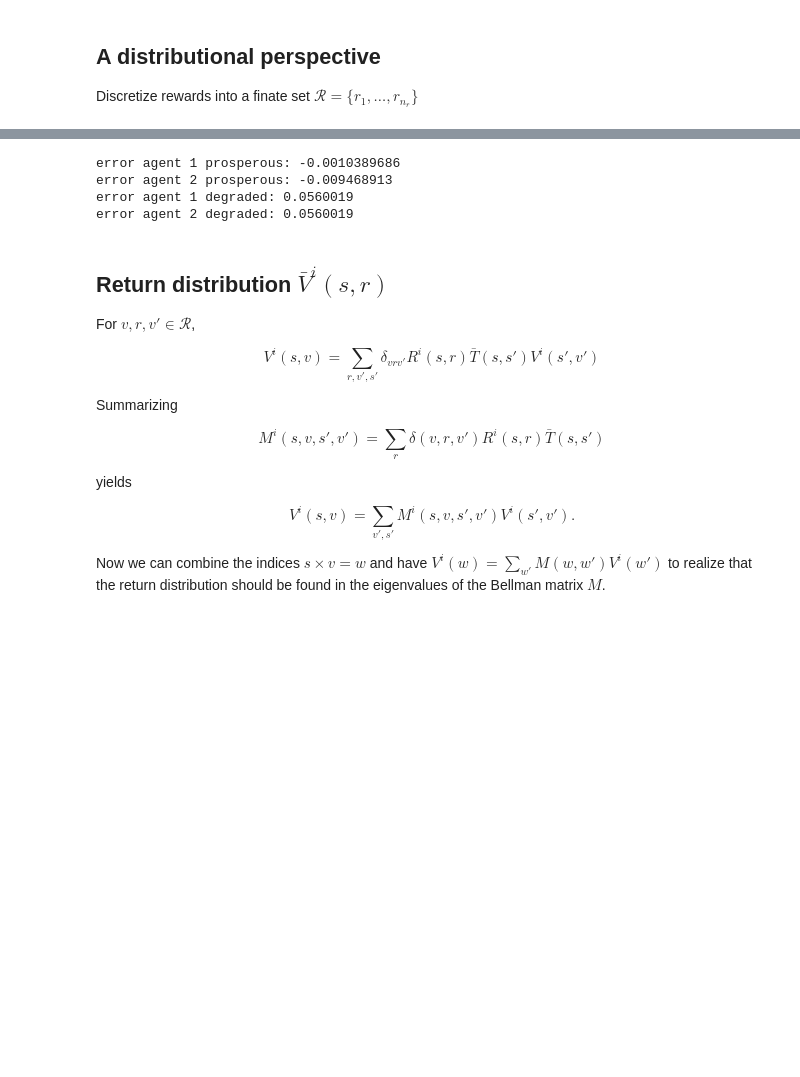
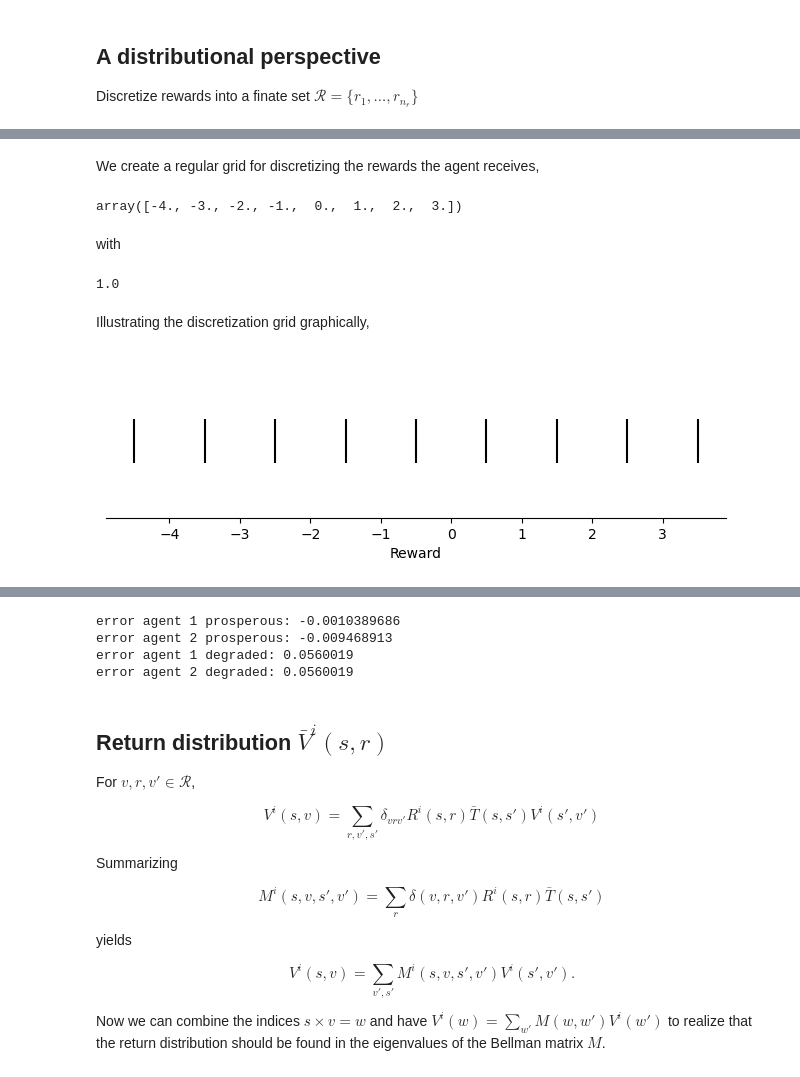
Before and after one commit to gerardoparra/pyDDRL, a Jupyter notebook: DistLD.ipynb, the cells around one changed output, grey strips where cells are left out. Saved outputs shown, nothing was run; the diff lists cells and outputs as text; code cells hidden in the pictures; blank space fills up the shorter version.

Commit message:
Start with dist agent

```diff
--- a/DistLD.ipynb
+++ b/DistLD.ipynb
@@ -165,0 +59,33 @@ Text(0.5, 0, 'Reward value')
+# %%
+#| export
+def compute_discretization_grid(Rmin, # Minimum reward obtainable
+                                Rmax, # Maximum reward obtainable
+                                Nr # Number of bin
+                                ) -> tuple: # Gridpoints, Width
+    gridpoints = np.linspace(Rmin, Rmax, Nr)
+    width  = gridpoints[1] - gridpoints[0]
+    return gridpoints, width
+# %% [markdown]
+We create a regular grid for discretizing the rewards the agent receives,
+# %%
+gridpoints, width = compute_discretization_grid(env.R.min(), env.R.max(), 8)
+gridpoints
+# %% [output]
+array([-4., -3., -2., -1.,  0.,  1.,  2.,  3.])
+# %% [markdown]
+with
+# %%
+width
+# %% [output]
+1.0
+# %% [markdown]
+Illustrating the discretization grid graphically,
+# %%
+plt.figure(figsize=(8,2))
+plt.gca().spines[['right', 'top', 'left']].set_visible(False)
+boundaries = np.array(list(gridpoints - width/2) +
+                      [gridpoints[-1] + width/2])
+plt.scatter(boundaries, np.zeros_like(boundaries), marker="|", c='k', s=1000)
+plt.yticks([]); plt.xlabel('Reward');
+# %% [output]
+[figure, added]
```
Also changed, not shown: parts of 62 cells of this notebook, 2 other files.
